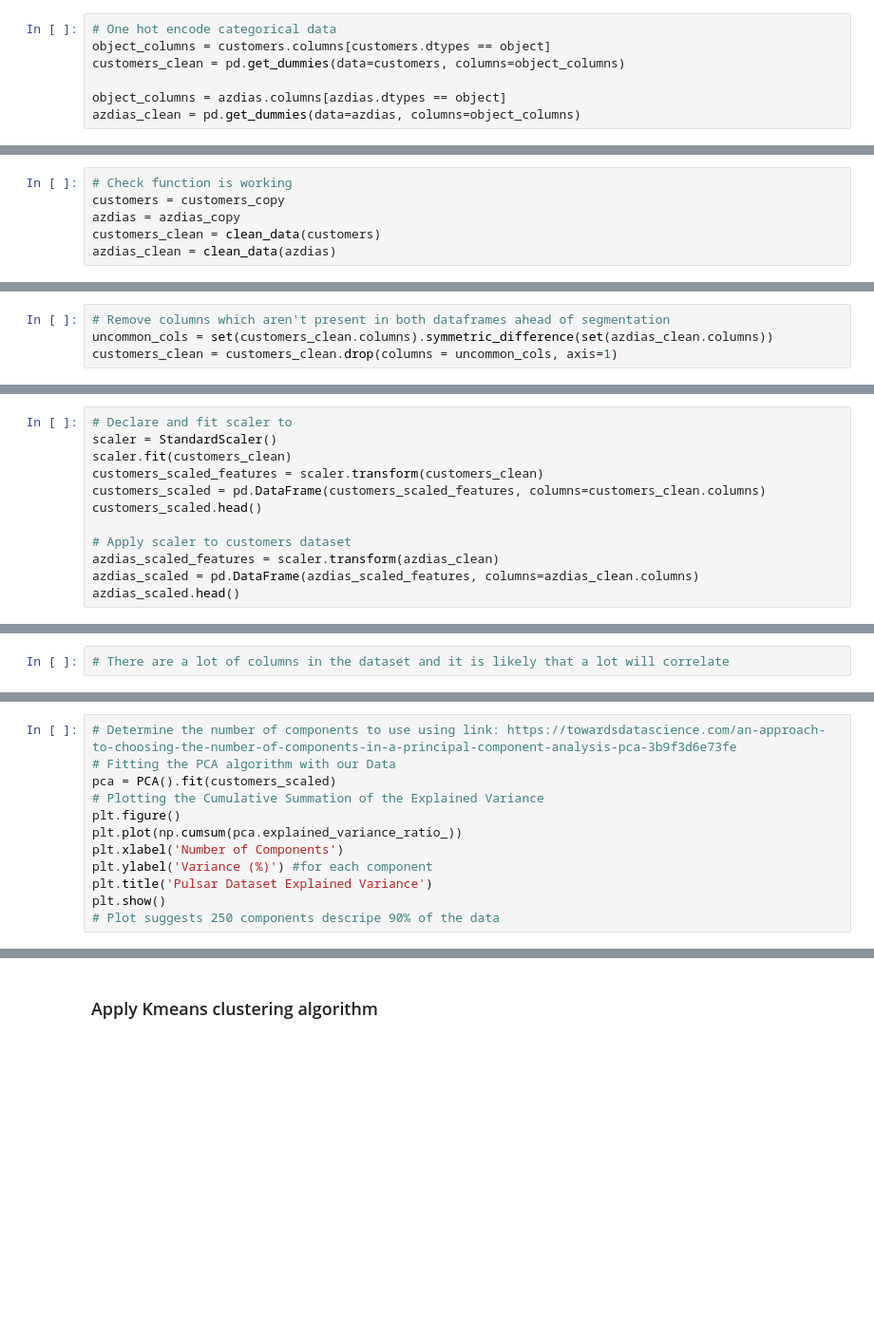
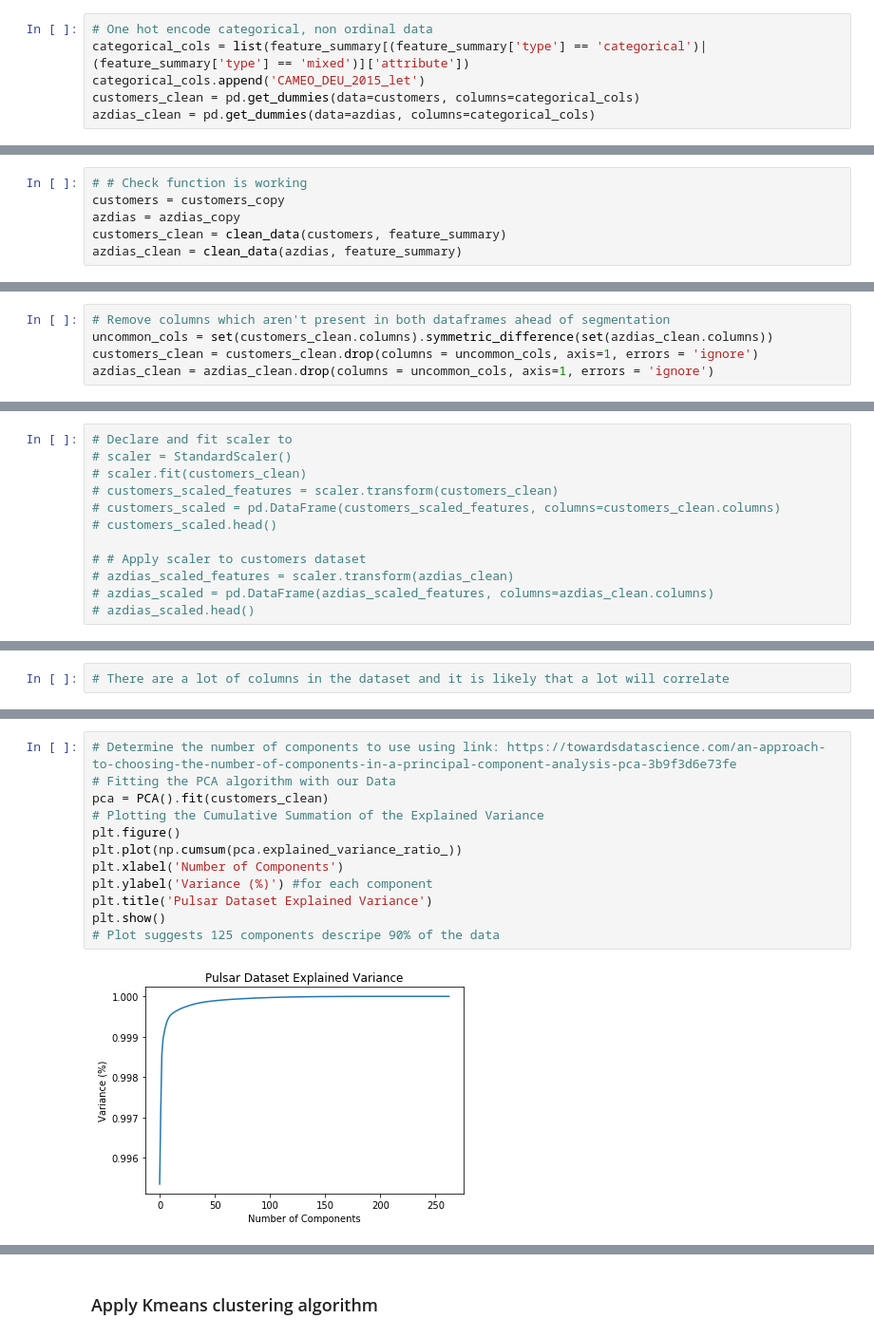
Before and after one commit to Phoebe-Macdonald/Arvato-Customer-Segmentation-Udacity-Capstone, a Jupyter notebook: Arvato Project Workbook.ipynb, the cells around one changed output, grey strips where cells are left out. Shown: that part at 95% size. Drawn from its saved outputs; the diff is of its cells as text; blank space fills up the shorter version.

Commit message:
integrate feature_summary into cleaning function and initial use of xgboost

```diff
--- a/Arvato Project Workbook.ipynb
+++ b/Arvato Project Workbook.ipynb
@@ -188,7 +343,6 @@ azdias = azdias.apply(fill_mode, axis=0)
 # %%
-# One hot encode categorical data
-object_columns = customers.columns[customers.dtypes == object]
-customers_clean = pd.get_dummies(data=customers, columns=object_columns)
-
-object_columns = azdias.columns[azdias.dtypes == object]
-azdias_clean = pd.get_dummies(data=azdias, columns=object_columns)
+# One hot encode categorical, non ordinal data
+categorical_cols = list(feature_summary[(feature_summary['type'] == 'categorical')|(feature_summary['type'] == 'mixed')]['attribute'])
+categorical_cols.append('CAMEO_DEU_2015_let')
+customers_clean = pd.get_dummies(data=customers, columns=categorical_cols)
+azdias_clean = pd.get_dummies(data=azdias, columns=categorical_cols)
@@ -254,6 +465,6 @@ def clean_data(df):
 # %%
-# Check function is working
+# # Check function is working
 customers = customers_copy
 azdias = azdias_copy
-customers_clean = clean_data(customers)
-azdias_clean = clean_data(azdias)
+customers_clean = clean_data(customers, feature_summary)
+azdias_clean = clean_data(azdias, feature_summary)
@@ -265,6 +515,7 @@ round(azdias_clean.isnull().sum(axis = 0)/azdias_clean.shape[0]*100,2).sort_valu
 # %%
 # Remove columns which aren't present in both dataframes ahead of segmentation
 uncommon_cols = set(customers_clean.columns).symmetric_difference(set(azdias_clean.columns))
-customers_clean = customers_clean.drop(columns = uncommon_cols, axis=1)
+customers_clean = customers_clean.drop(columns = uncommon_cols, axis=1, errors = 'ignore')
+azdias_clean = azdias_clean.drop(columns = uncommon_cols, axis=1, errors = 'ignore')
 # %%
 customers_clean.shape
@@ -290,13 +544,13 @@ sns.pairplot(customers_subset)
 # Many clustering algorithms require features to be normally distributed therefore use apply scaler to standardize data
 # %%
 # Declare and fit scaler to
-scaler = StandardScaler()
-scaler.fit(customers_clean)
-customers_scaled_features = scaler.transform(customers_clean)
-customers_scaled = pd.DataFrame(customers_scaled_features, columns=customers_clean.columns)
-customers_scaled.head()
+# scaler = StandardScaler()
+# scaler.fit(customers_clean)
+# customers_scaled_features = scaler.transform(customers_clean)
+# customers_scaled = pd.DataFrame(customers_scaled_features, columns=customers_clean.columns)
+# customers_scaled.head()
 
-# Apply scaler to customers dataset
-azdias_scaled_features = scaler.transform(azdias_clean)
-azdias_scaled = pd.DataFrame(azdias_scaled_features, columns=azdias_clean.columns)
-azdias_scaled.head()
+# # Apply scaler to customers dataset
+# azdias_scaled_features = scaler.transform(azdias_clean)
+# azdias_scaled = pd.DataFrame(azdias_scaled_features, columns=azdias_clean.columns)
+# azdias_scaled.head()
@@ -319,14 +590,16 @@ sns.heatmap(corr, xticklabels=corr.columns, yticklabels=corr.columns, cmap=sns.d
 # %%
 # Determine the number of components to use using link: https://towardsdatascience.com/an-approach-to-choosing-the-number-of-components-in-a-principal-component-analysis-pca-3b9f3d6e73fe
 # Fitting the PCA algorithm with our Data
-pca = PCA().fit(customers_scaled)
+pca = PCA().fit(customers_clean)
 # Plotting the Cumulative Summation of the Explained Variance
 plt.figure()
 plt.plot(np.cumsum(pca.explained_variance_ratio_))
 plt.xlabel('Number of Components')
 plt.ylabel('Variance (%)') #for each component
 plt.title('Pulsar Dataset Explained Variance')
 plt.show()
-# Plot suggests 250 components descripe 90% of the data
+# Plot suggests 125 components descripe 90% of the data
+# %% [output]
+[figure, added]
 # %%
 # Apply PCA to azdias dataset
```
Also changed, not shown: parts of 111 cells of this notebook.
